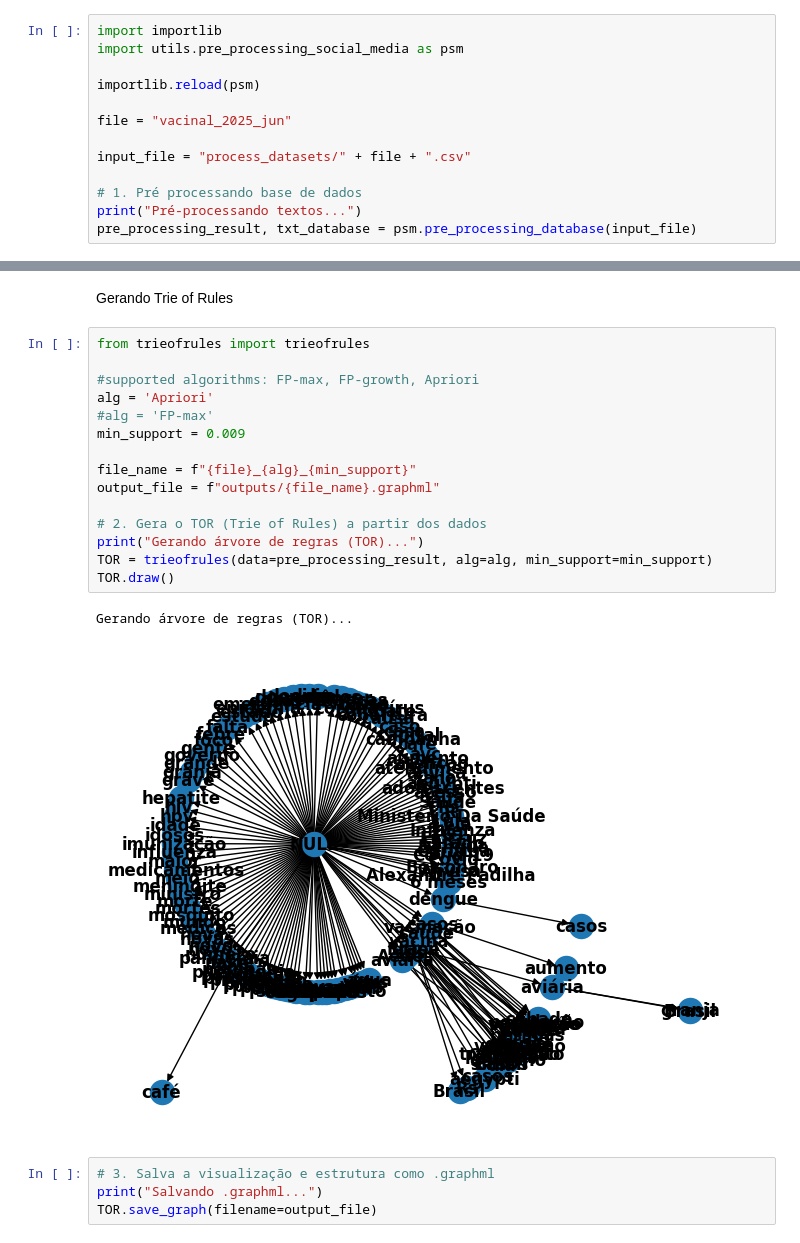
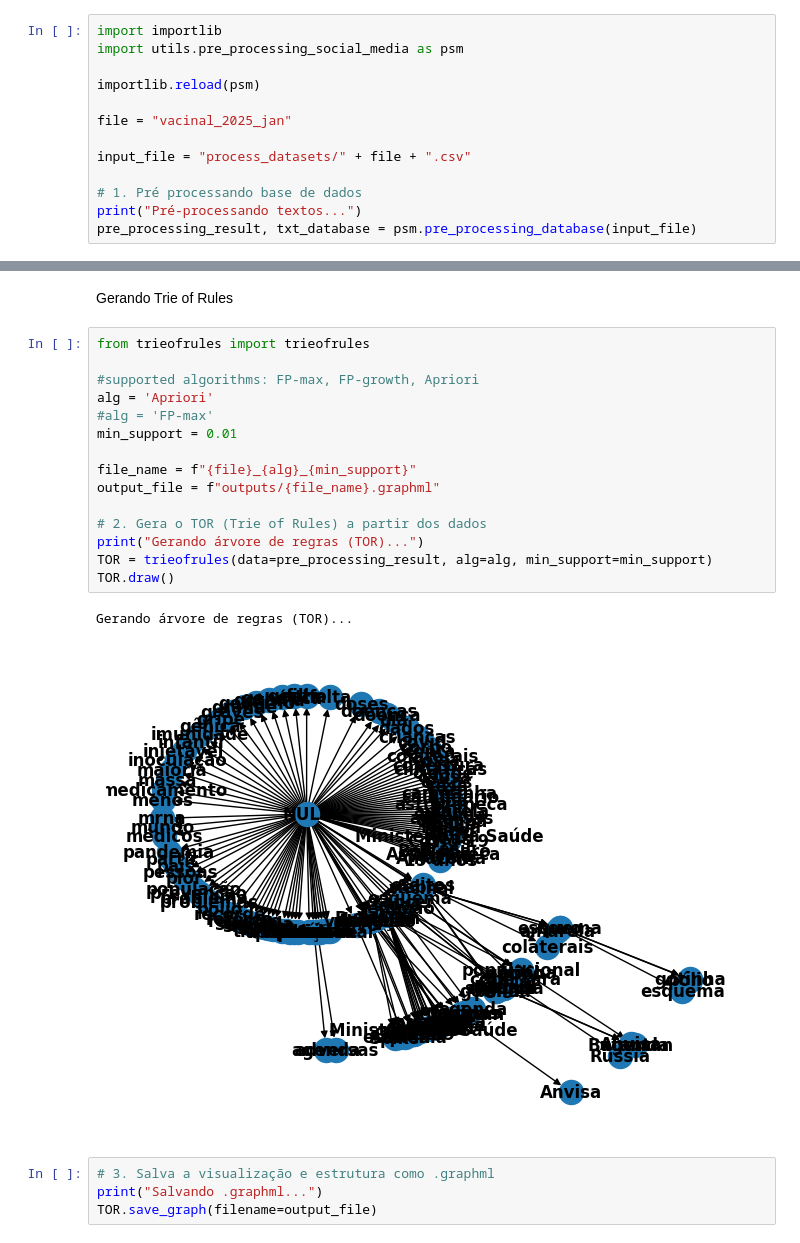
Before and after one commit to luiza-bolonha/Pre-Processing-ToR, a Jupyter notebook: main_social_media.ipynb, the cells around one changed output, grey strips where cells are left out. Drawn from its saved outputs; the diff is of its cells as text.

```diff
--- a/main_social_media.ipynb
+++ b/main_social_media.ipynb
@@ -8,7 +8,7 @@ import utils.pre_processing_social_media as psm
 
 importlib.reload(psm)
 
-file = "vacinal_2025_jun"
+file = "vacinal_2025_jan"
 
 input_file = "process_datasets/" + file + ".csv"
 
@@ -22,21 +22,21 @@ Gerando Trie of Rules
 # %%
 from trieofrules import trieofrules
 
 #supported algorithms: FP-max, FP-growth, Apriori
 alg = 'Apriori'
 #alg = 'FP-max'
-min_support = 0.009
+min_support = 0.01
 
 file_name = f"{file}_{alg}_{min_support}"
 output_file = f"outputs/{file_name}.graphml"
 
 # 2. Gera o TOR (Trie of Rules) a partir dos dados
 print("Gerando árvore de regras (TOR)...")
 TOR = trieofrules(data=pre_processing_result, alg=alg, min_support=min_support)
 TOR.draw()
 # %% [output]
 Gerando árvore de regras (TOR)...
-[figure, old version]
+[figure, new version]
 # %%
 # 3. Salva a visualização e estrutura como .graphml
 print("Salvando .graphml...")
```
Also changed, not shown: parts of 3 cells of this notebook, 8 other files.
